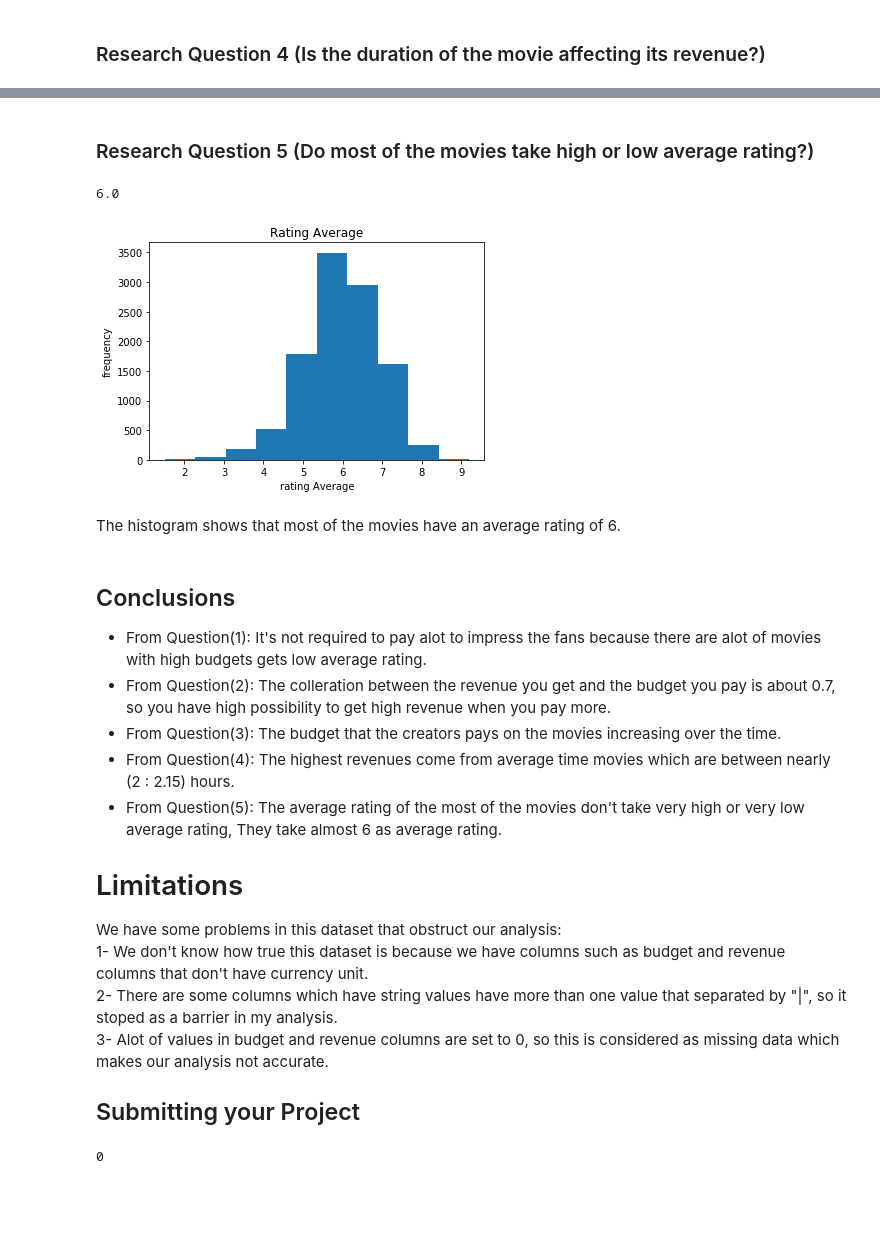
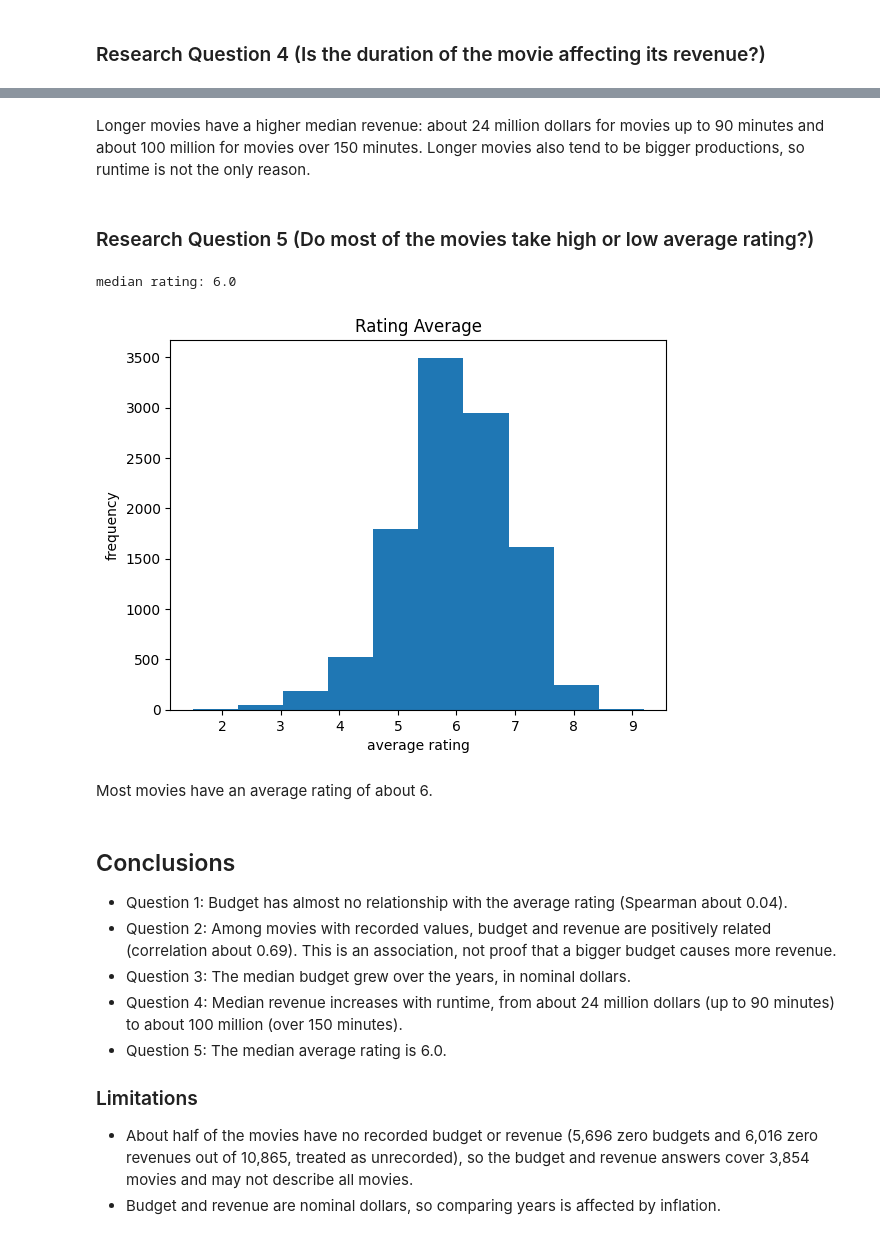
Before and after one commit to Mohamed-Elhefnawy/Investigate-TMDB-Movies-Dataset, a Jupyter notebook: Investigate_a_Dataset.ipynb, the cells around one changed output, grey strips where cells are left out. Cells and saved outputs as stored; diff of their text form; code cells hidden in the pictures; blank space fills up the shorter version.

```diff
--- a/Investigate_a_Dataset.ipynb
+++ b/Investigate_a_Dataset.ipynb
@@ -277,39 +296,27 @@ The plot reveals that nor the short or the long movies get high revenue, The ave
+# %% [markdown]
+Longer movies have a higher median revenue: about 24 million dollars for movies up to 90 minutes and about 100 million for movies over 150 minutes. Longer movies also tend to be bigger productions, so runtime is not the only reason.
 # %% [markdown]
 ### Research Question 5 (Do most of the movies take high or low average rating?)
 # %%
-#creating histogram to help us knowing the average rating that most of the movies take
+#histogram of the average rating
 df['vote_average'].plot(kind='hist')
-plot('Rating Average','rating Average','frequency')
-df['vote_average'].median()
+plot('Rating Average','average rating','frequency')
+print('median rating:', df['vote_average'].median())
 # %% [output]
-6.0
+median rating: 6.0
-[figure, old version]
+[figure, new version]
 # %% [markdown]
-The histogram shows that most of the movies have an average rating of 6.
+Most movies have an average rating of about 6.
-# %% [markdown]
-<a id='conclusions'></a>
-## Conclusions
-
-- From Question(1): It's not required to pay alot to impress the fans because there are alot of movies with high budgets gets low average rating.
-- From Question(2): The colleration between the revenue you get and the budget you pay is about 0.7, so you have high possibility to get high revenue when you pay more.
-- From Question(3): The budget that the creators pays on the movies increasing over the time.
-- From Question(4): The highest revenues come from average time movies which are between nearly (2 : 2.15) hours.
-- From Question(5): The average rating of the most of the movies don't take very high or very low average rating, They take almost 6 as average rating.
-
-
-# Limitations
-
-We have some problems in this dataset that obstruct our analysis:
-1- We don't know how true this dataset is because we have columns such as budget and revenue columns that don't have
-   currency unit.
-2- There are some columns which have string values have more than one value that separated by "|", so it stoped as
-   a barrier in my analysis.
-3- Alot of values in budget and revenue columns are set to 0, so this is considered as missing data which makes our analysis      not accurate.
-
-
-## Submitting your Project
-# %%
-from subprocess import call
-call(['python', '-m', 'nbconvert', 'Investigate_a_Dataset.ipynb'])
-# %% [output]
-0
+# %% [markdown]
+<a id='conclusions'></a>
+## Conclusions
+
+- Question 1: Budget has almost no relationship with the average rating (Spearman about 0.04).
+- Question 2: Among movies with recorded values, budget and revenue are positively related (correlation about 0.69). This is an association, not proof that a bigger budget causes more revenue.
+- Question 3: The median budget grew over the years, in nominal dollars.
+- Question 4: Median revenue increases with runtime, from about 24 million dollars (up to 90 minutes) to about 100 million (over 150 minutes).
+- Question 5: The median average rating is 6.0.
+
+### Limitations
+- About half of the movies have no recorded budget or revenue (5,696 zero budgets and 6,016 zero revenues out of 10,865, treated as unrecorded), so the budget and revenue answers cover 3,854 movies and may not describe all movies.
+- Budget and revenue are nominal dollars, so comparing years is affected by inflation.
```
Also changed, not shown: parts of 32 cells of this notebook.
